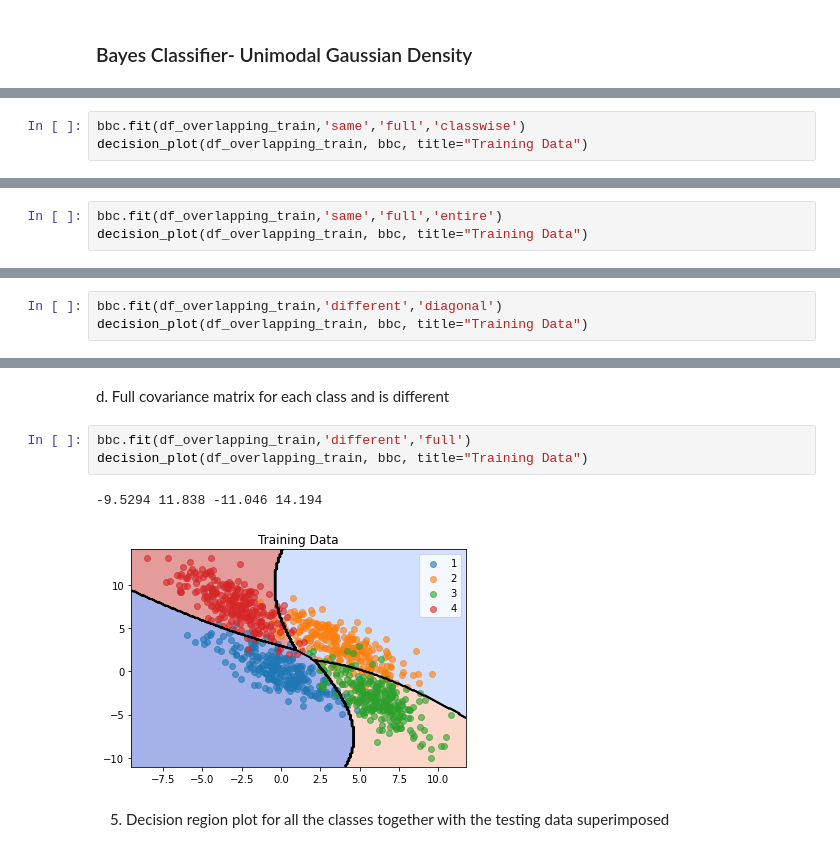
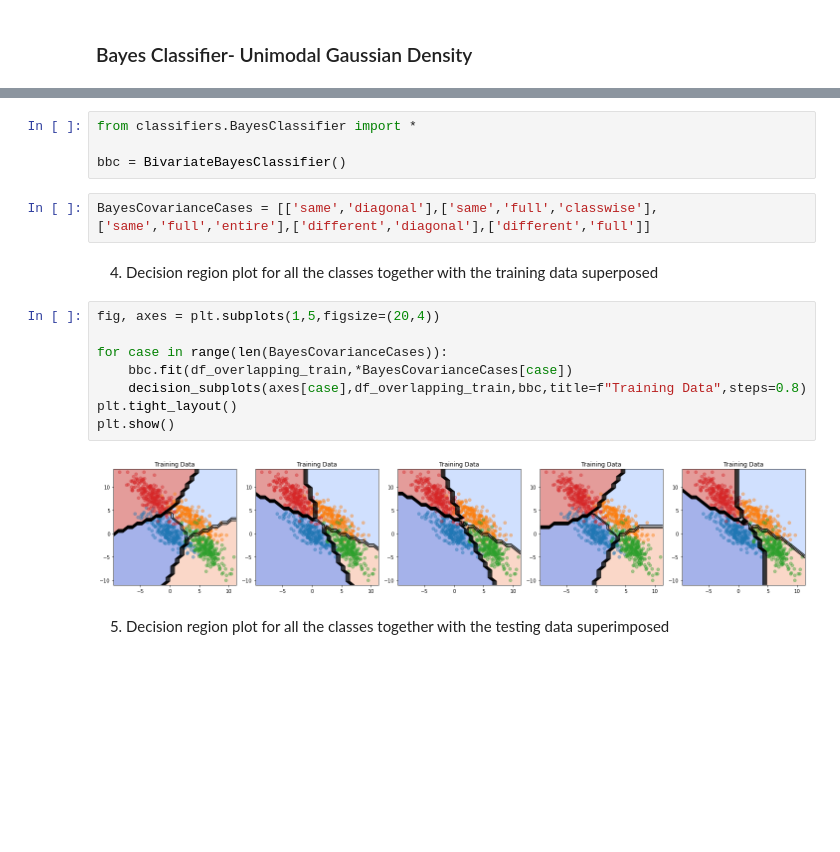
Before and after one commit to amankushwaha25/CS401-IML-Assignment, a Jupyter notebook: Overlapping.ipynb, the cells around one changed output, grey strips where cells are left out. Drawn from its saved outputs; the diff is of its cells as text; blank space fills up the shorter version.

```diff
--- a/Overlapping.ipynb
+++ b/Overlapping.ipynb
@@ -516,3 +420,0 @@ b.  Full covariance matrix for all the classes and is same for all the classes
-# %%
-bbc.fit(df_overlapping_train,'same','full','classwise')
-decision_plot(df_overlapping_train, bbc, title="Training Data")
@@ -525,3 +420,0 @@ b.  Full covariance matrix for all the classes and is same for all the classes
-# %%
-bbc.fit(df_overlapping_train,'same','full','entire')
-decision_plot(df_overlapping_train, bbc, title="Training Data")
@@ -533,3 +420,0 @@ c.  Covariance matrix is diagonal and is different for each class
-# %%
-bbc.fit(df_overlapping_train,'different','diagonal')
-decision_plot(df_overlapping_train, bbc, title="Training Data")
@@ -539,10 +421,20 @@ decision_plot(df_overlapping_train, bbc, title="Training Data")
-# %% [markdown]
-d.  Full covariance matrix for each class and is different
-# %%
-bbc.fit(df_overlapping_train,'different','full')
-decision_plot(df_overlapping_train, bbc, title="Training Data")
-# %% [output]
--9.5294 11.838 -11.046 14.194
-[figure, removed]
+# %%
+from classifiers.BayesClassifier import *
+
+bbc = BivariateBayesClassifier()
+# %%
+BayesCovarianceCases = [['same','diagonal'],['same','full','classwise'],['same','full','entire'],['different','diagonal'],['different','full']]
+# %% [markdown]
+4. Decision region plot for all the classes together with the training data superposed
+# %%
+fig, axes = plt.subplots(1,5,figsize=(20,4))
+
+for case in range(len(BayesCovarianceCases)):
+    bbc.fit(df_overlapping_train,*BayesCovarianceCases[case])
+    decision_subplots(axes[case],df_overlapping_train,bbc,title=f"Training Data",steps=0.8)
+plt.tight_layout()
+plt.show()
+# %% [output]
+[figure, added]
 # %% [markdown]
 5. Decision region plot for all the classes together with the testing data superimposed
```
Also changed, not shown: parts of 14 cells of this notebook, 4 other files.
